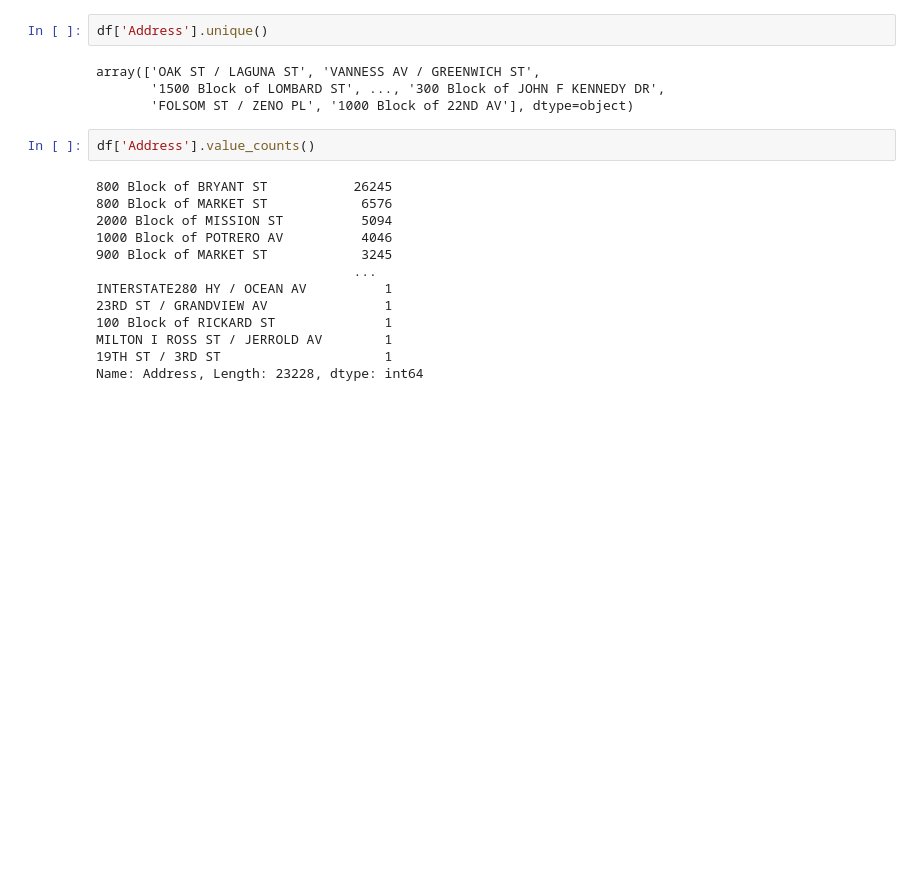
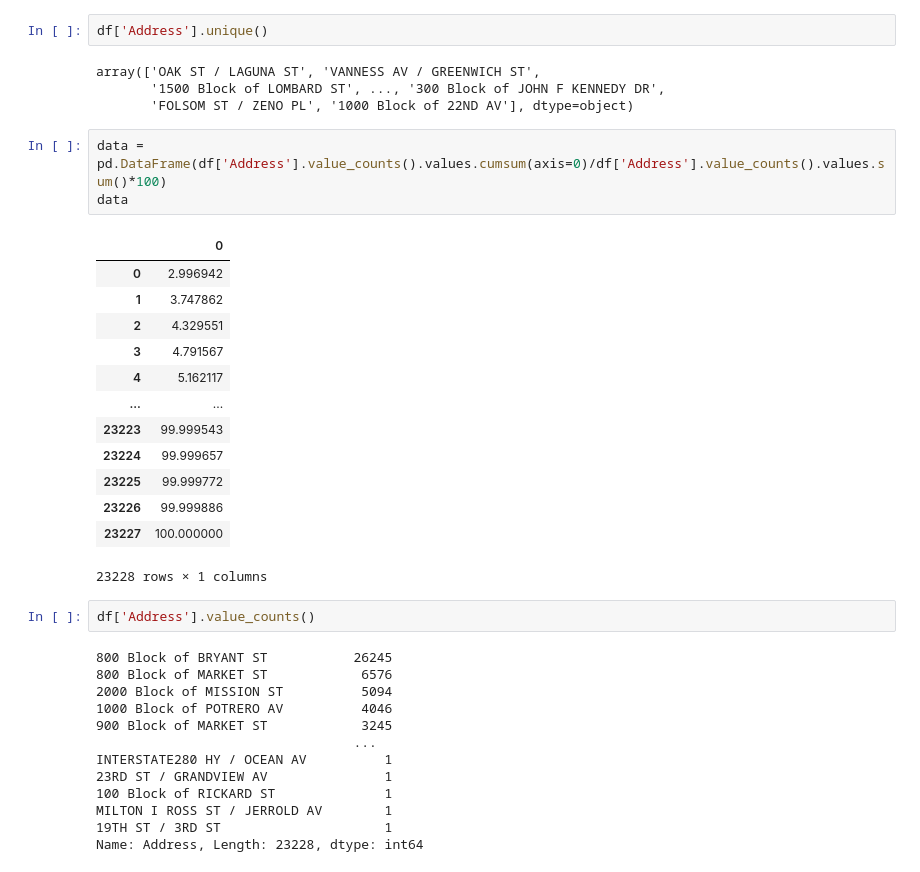
Before and after one commit to marcodeamicis/sf_crime, a Jupyter notebook: notebooks/1_data_exploration_amicis.ipynb, the cells around one changed output. Drawn from its saved outputs; the diff is of its cells as text; blank space fills up the shorter version.

```diff
--- a/notebooks/1_data_exploration_amicis.ipynb
+++ b/notebooks/1_data_exploration_amicis.ipynb
@@ -329,6 +406,23 @@ df['Address'].unique()
 array(['OAK ST / LAGUNA ST', 'VANNESS AV / GREENWICH ST',
        '1500 Block of LOMBARD ST', ..., '300 Block of JOHN F KENNEDY DR',
        'FOLSOM ST / ZENO PL', '1000 Block of 22ND AV'], dtype=object)
+# %%
+data = pd.DataFrame(df['Address'].value_counts().values.cumsum(axis=0)/df['Address'].value_counts().values.sum()*100)
+data
+# %% [output]
+|  | 0 |
+| 0 | 2.996942 |
+| 1 | 3.747862 |
+| 2 | 4.329551 |
+| 3 | 4.791567 |
+| 4 | 5.162117 |
+| ... | ... |
+| 23223 | 99.999543 |
+| 23224 | 99.999657 |
+| 23225 | 99.999772 |
+| 23226 | 99.999886 |
+| 23227 | 100.000000 |
+23228 rows × 1 columns
 # %%
 df['Address'].value_counts()
 # %% [output]
```
Also changed, not shown: parts of 8 cells of this notebook.
